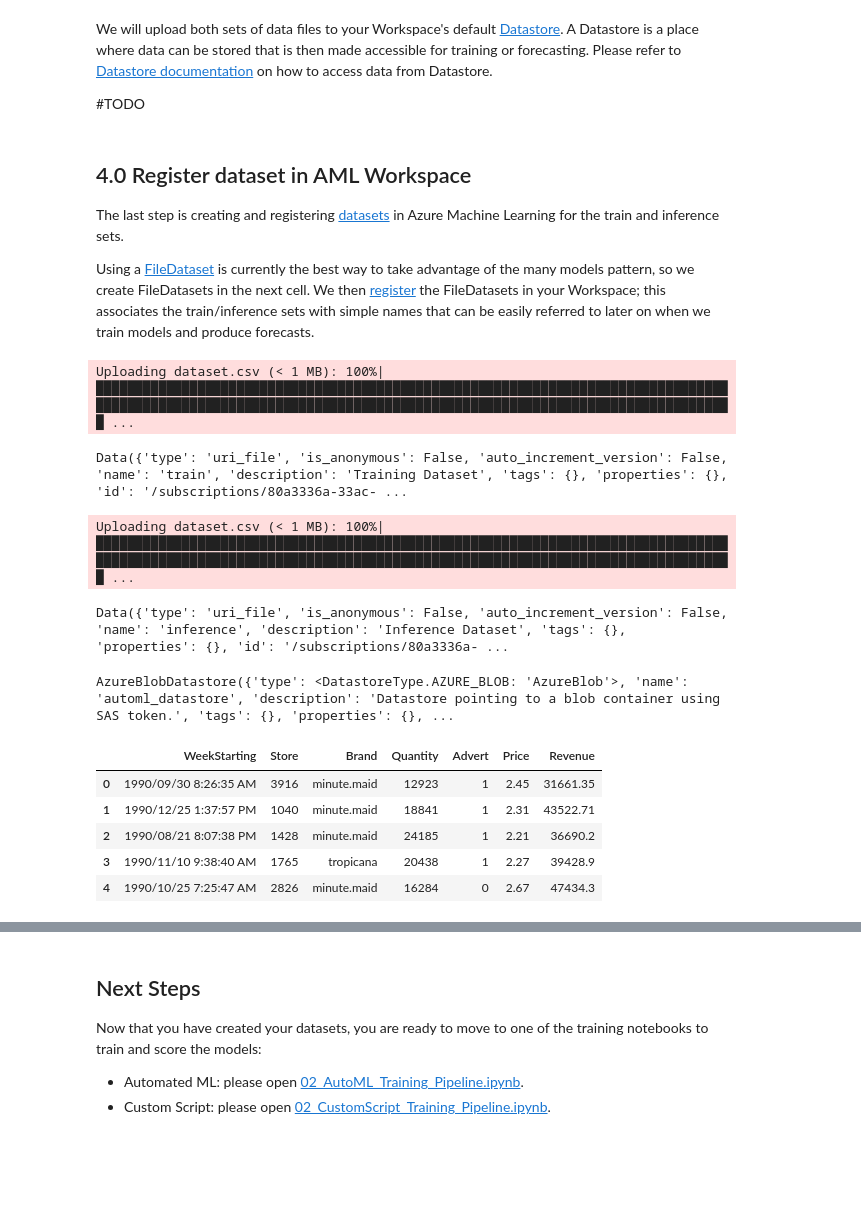
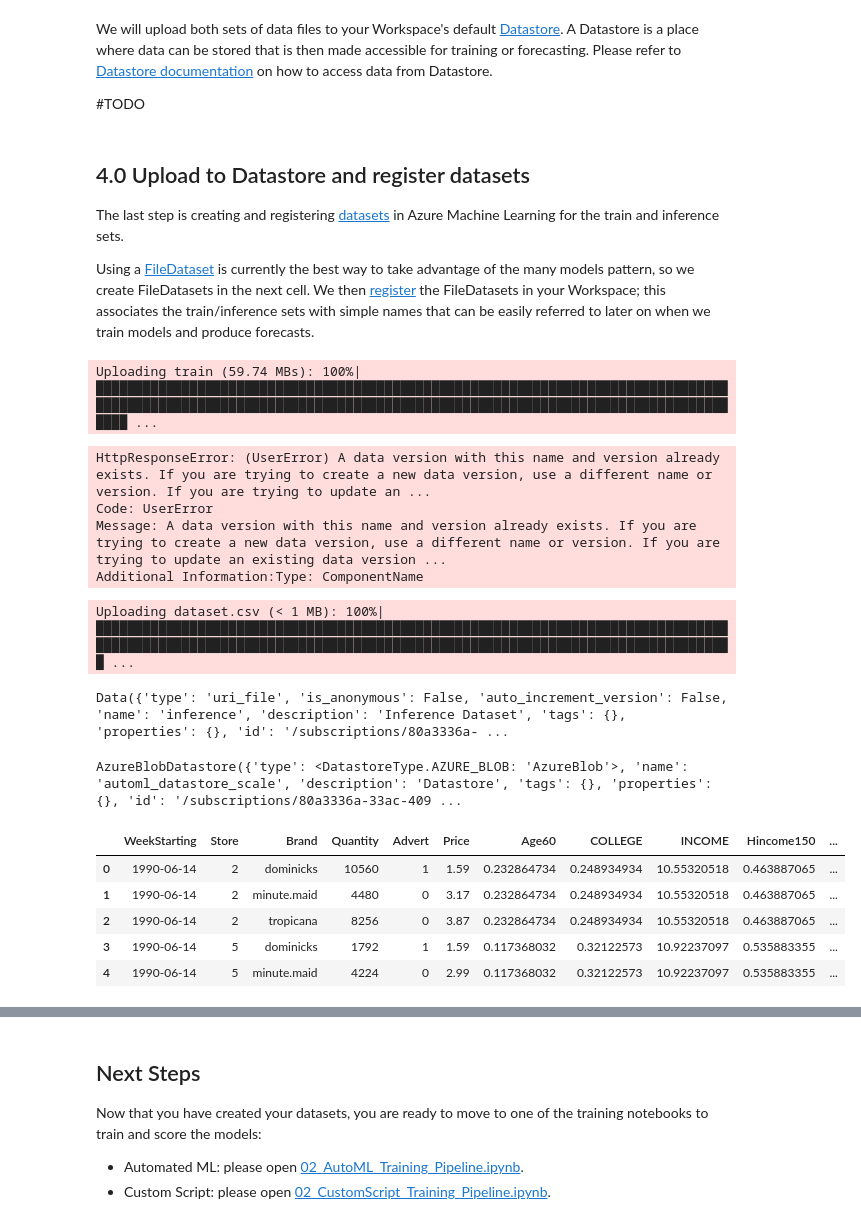
Before and after one commit to tgokal/solution-accelerator-many-models-v2, a Jupyter notebook: 01_Data_Preparation.ipynb, the cells around one changed output, grey strips where cells are left out. Cells and saved outputs as stored; diff of their text form; code cells hidden in the pictures; blank space fills up the shorter version.

```diff
--- a/01_Data_Preparation.ipynb
+++ b/01_Data_Preparation.ipynb
@@ -97,26 +172,31 @@ A Datastore is a place where data can be stored that is then made accessible for
 # %% [markdown]
-## 4.0 Register dataset in AML Workspace
+## 4.0 Upload to Datastore and register datasets
 
 The last step is creating and registering [datasets](https://docs.microsoft.com/azure/machine-learning/concept-data#datasets) in Azure Machine Learning for the train and inference sets.
 
 Using a [FileDataset](https://docs.microsoft.com/python/api/azureml-core/azureml.data.file_dataset.filedataset) is currently the best way to take advantage of the many models pattern, so we create FileDatasets in the next cell. We then [register](https://docs.microsoft.com/azure/machine-learning/how-to-create-register-datasets#register-datasets) the FileDatasets in your Workspace; this associates the train/inference sets with simple names that can be easily referred to later on when we train models and produce forecasts.
 # %%
-from azure.ai.ml.entities import Data
-from azure.ai.ml.constants import AssetTypes
+# from azure.ai.ml.entities import Data
+# from azure.ai.ml.constants import AssetTypes
 
-#Upload training data
-train_data = Data(
-    path="./data/upload_train_data/dataset.csv",
-    type=AssetTypes.URI_FILE,
-    description="Training Dataset",
-    name="train",
-    version="1",
-)
+# #Upload training data
+# train_data = Data(
+#     path="./data/train",
+#     type=AssetTypes.URI_FILE,
+#     description="Training Dataset",
+#     name="train",
+#     version="1",
+# )
 
-ml_client.data.create_or_update(train_data)
+# ml_client.data.create_or_update(train_data)
+
+#TODO: register 10 train and 10 inference files to platform. Upload through datastore
 # %% [output]
-Uploading dataset.csv (< 1 MB): 100%|███████████████████████████████████████████████████████████████████████████████████████████████████████████████████████████████████████████████████████████████████ ...
+Uploading train (59.74 MBs): 100%|██████████████████████████████████████████████████████████████████████████████████████████████████████████████████████████████████████████████████████████████████████ ...
-Data({'type': 'uri_file', 'is_anonymous': False, 'auto_increment_version': False, 'name': 'train', 'description': 'Training Dataset', 'tags': {}, 'properties': {}, 'id': '/subscriptions/80a3336a-33ac- ...
+HttpResponseError: (UserError) A data version with this name and version already exists. If you are trying to create a new data version, use a different name or version. If you are trying to update an ...
+Code: UserError
+Message: A data version with this name and version already exists. If you are trying to create a new data version, use a different name or version. If you are trying to update an existing data version ...
+Additional Information:Type: ComponentName
 # %%
 from azure.ai.ml.entities import Data
 from azure.ai.ml.constants import AssetTypes
@@ -137,27 +217,27 @@ Data({'type': 'uri_file', 'is_anonymous': False, 'auto_increment_version': False
 # %%
 # Creating a datastore and uploading data
 blob_credless_datastore = AzureBlobDatastore(
-    name="automl_datastore",
-    description="Datastore pointing to a blob container using SAS token.",
+    name="automl_datastore_scale",
+    description="Datastore",
     account_name="mlwbasicstoragecf2cc6d6e",
     container_name="data-container"
 )
 ml_client.create_or_update(blob_credless_datastore)
 # %% [output]
-AzureBlobDatastore({'type': <DatastoreType.AZURE_BLOB: 'AzureBlob'>, 'name': 'automl_datastore', 'description': 'Datastore pointing to a blob container using SAS token.', 'tags': {}, 'properties': {}, ...
+AzureBlobDatastore({'type': <DatastoreType.AZURE_BLOB: 'AzureBlob'>, 'name': 'automl_datastore_scale', 'description': 'Datastore', 'tags': {}, 'properties': {}, 'id': '/subscriptions/80a3336a-33ac-409 ...
 # %%
 import mltable
 
-tbl = mltable.load("./data/upload_train_data")
+tbl = mltable.load("./data/train")
 df = tbl.to_pandas_dataframe()
 df.head(5)
 # %% [output]
-|  | WeekStarting | Store | Brand | Quantity | Advert | Price | Revenue |
-| 0 | 1990/09/30 8:26:35 AM | 3916 | minute.maid | 12923 | 1 | 2.45 | 31661.35 |
-| 1 | 1990/12/25 1:37:57 PM | 1040 | minute.maid | 18841 | 1 | 2.31 | 43522.71 |
-| 2 | 1990/08/21 8:07:38 PM | 1428 | minute.maid | 24185 | 1 | 2.21 | 36690.2 |
-| 3 | 1990/11/10 9:38:40 AM | 1765 | tropicana | 20438 | 1 | 2.27 | 39428.9 |
-| 4 | 1990/10/25 7:25:47 AM | 2826 | minute.maid | 16284 | 0 | 2.67 | 47434.3 |
+|  | WeekStarting | Store | Brand | Quantity | Advert | Price | Age60 | COLLEGE | INCOME | Hincome150 | ... |
+| 0 | 1990-06-14 | 2 | dominicks | 10560 | 1 | 1.59 | 0.232864734 | 0.248934934 | 10.55320518 | 0.463887065 | ... |
+| 1 | 1990-06-14 | 2 | minute.maid | 4480 | 0 | 3.17 | 0.232864734 | 0.248934934 | 10.55320518 | 0.463887065 | ... |
+| 2 | 1990-06-14 | 2 | tropicana | 8256 | 0 | 3.87 | 0.232864734 | 0.248934934 | 10.55320518 | 0.463887065 | ... |
+| 3 | 1990-06-14 | 5 | dominicks | 1792 | 1 | 1.59 | 0.117368032 | 0.32122573 | 10.92237097 | 0.535883355 | ... |
+| 4 | 1990-06-14 | 5 | minute.maid | 4224 | 0 | 2.99 | 0.117368032 | 0.32122573 | 10.92237097 | 0.535883355 | ... |
 # %%
 # get datastore uri from local data path
 from azure.ai.ml.entities import Data
```
Also changed, not shown: parts of 11 cells of this notebook.
